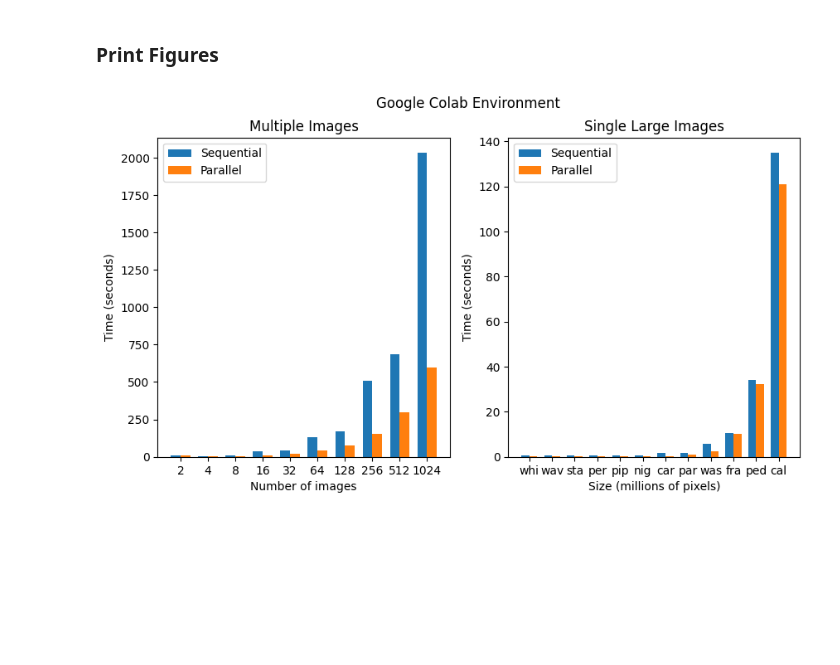
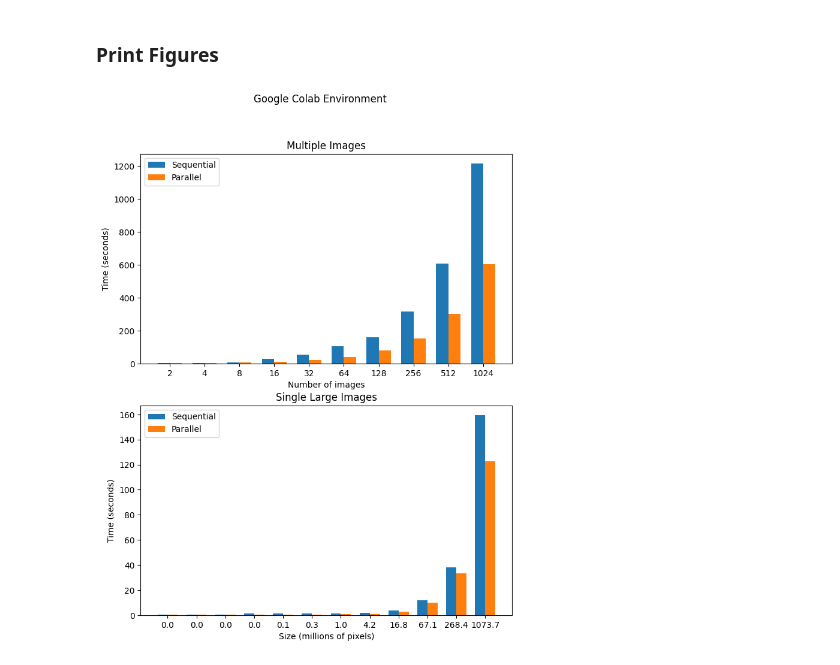
Before and after one commit to rgilyard/parallel-edge-detection, a Jupyter notebook: parallel_comparison.ipynb, the cells around one changed output. Drawn from its saved outputs; the diff is of its cells as text; code cells hidden in the pictures; blank space fills up the shorter version.

```diff
--- a/parallel_comparison.ipynb
+++ b/parallel_comparison.ipynb
@@ -381,11 +453,10 @@ import timeit
 
 # Function to time functions over all image paths
 # and return a list of times
-def time_function(function, paths):
+def mult_time_function(function, paths):
     print('timing functions')
     time_list = []
     for path in paths:
-        print('.')
         # Record the start time
         start_time = timeit.default_timer()
         # Run the function
@@ -394,19 +465,41 @@ def time_function(function, paths):
         end_time = timeit.default_timer()
         elapsed_time = end_time - start_time
         time_list.append(elapsed_time)
+        print('Seconds: ' + str(elapsed_time))
     print()
     return time_list
+# %%
+# Function to time functions over all image paths
+# and return a list of times
+def single_time_function(function, paths):
+    print('timing functions')
+    time_list = []
+    for path in paths:
+        # Record the start time
+        start_time = timeit.default_timer()
+        # Run the function
+        size = function(path[0], path[1])
+        # End timer, calculate time, append time to list
+        end_time = timeit.default_timer()
+        elapsed_time = end_time - start_time
+        time_list.append((size, elapsed_time))
+        print('Seconds: ' + str(elapsed_time))
+    print()
+    return time_list
 # %%
 # List of multiple, sequential times
-mult_seq_timings = time_function(sequential_multiple, multiple_sequential_paths)
+mult_seq_timings = mult_time_function(sequential_multiple, multiple_sequential_paths)
+
+# First parallel takes always takes a long time, so I run one test one
+parallel_multiple(multiple_parallel_paths[0][0], multiple_parallel_paths[0][1])
 
 # List of multiple, parallel times
-mult_par_timings = time_function(parallel_multiple, multiple_parallel_paths)
+mult_par_timings = mult_time_function(parallel_multiple, multiple_parallel_paths)
 
 # List of single, sequential times
-sing_seq_timings = time_function(sequential_single, single_sequential_paths)
+sing_seq_timings = single_time_function(sequential_single, single_sequential_paths)
 
 # List of single, parallel times
-sing_par_timings = time_function(parallel_single, single_parallel_paths)
+sing_par_timings = single_time_function(parallel_single, single_parallel_paths)
 # %% [output]
 timing functions
@@ -443,46 +536,46 @@ import numpy as np
 import matplotlib.pyplot as plt
 
 # Create the bar graph with two subfigures
-fig, (ax1, ax2) = plt.subplots(1, 2, figsize=(10, 5))
+fig, (ax1, ax2) = plt.subplots(2, 1, figsize=(8, 10))
 
 # Subfigure 1: Multiple images
 width = 0.35
-# labels1 = ['16', '64', '256', '1024']
 labels1 = [folder.split('_')[0] for folder in multiple_image_paths]
 x1 = np.arange(len(labels1))
 
 ax1.bar(x1 - width/2, mult_seq_timings, width, label='Sequential')
 ax1.bar(x1 + width/2, mult_par_timings, width, label='Parallel')
 
 ax1.set_ylabel('Time (seconds)')
 ax1.set_xlabel('Number of images')
 ax1.set_title('Multiple Images')
 ax1.set_xticks(x1)
 ax1.set_xticklabels(labels1)
 ax1.legend()
 
 # Subfigure 2: Single large images
-# labels2 = ['0.09', '1.46', '22.11', '300.42']
-labels2 = [name[:3] for name in single_image_paths]
+labels2 = [str(round(size, 1)) for size, _ in sing_seq_timings]
+sing_seq_time_labels = [time for _, time in sing_seq_timings]
+sing_par_time_labels = [time for _, time in sing_par_timings]
 x2 = np.arange(len(labels2))
 
-ax2.bar(x2 - width/2, sing_seq_timings, width, label='Sequential')
-ax2.bar(x2 + width/2, sing_par_timings, width, label='Parallel')
+bars_seq = ax2.bar(x2 - width/2, sing_seq_time_labels, width, label='Sequential')
+bars_par = ax2.bar(x2 + width/2, sing_par_time_labels, width, label='Parallel')
 
 ax2.set_ylabel('Time (seconds)')
 ax2.set_xlabel('Size (millions of pixels)')
 ax2.set_title('Single Large Images')
 ax2.set_xticks(x2)
 ax2.set_xticklabels(labels2)
 ax2.legend()
 
 # Add a title for the entire figure
 fig.suptitle('Google Colab Environment')
 
 # Save the figure to a file
 plt.savefig('output_image.png', dpi=300, bbox_inches='tight')
 
 # Optionally, display the plot
 plt.show()
 # %% [output]
-[figure, old version]
+[figure, new version]
```
Also changed, not shown: parts of 12 cells of this notebook.
